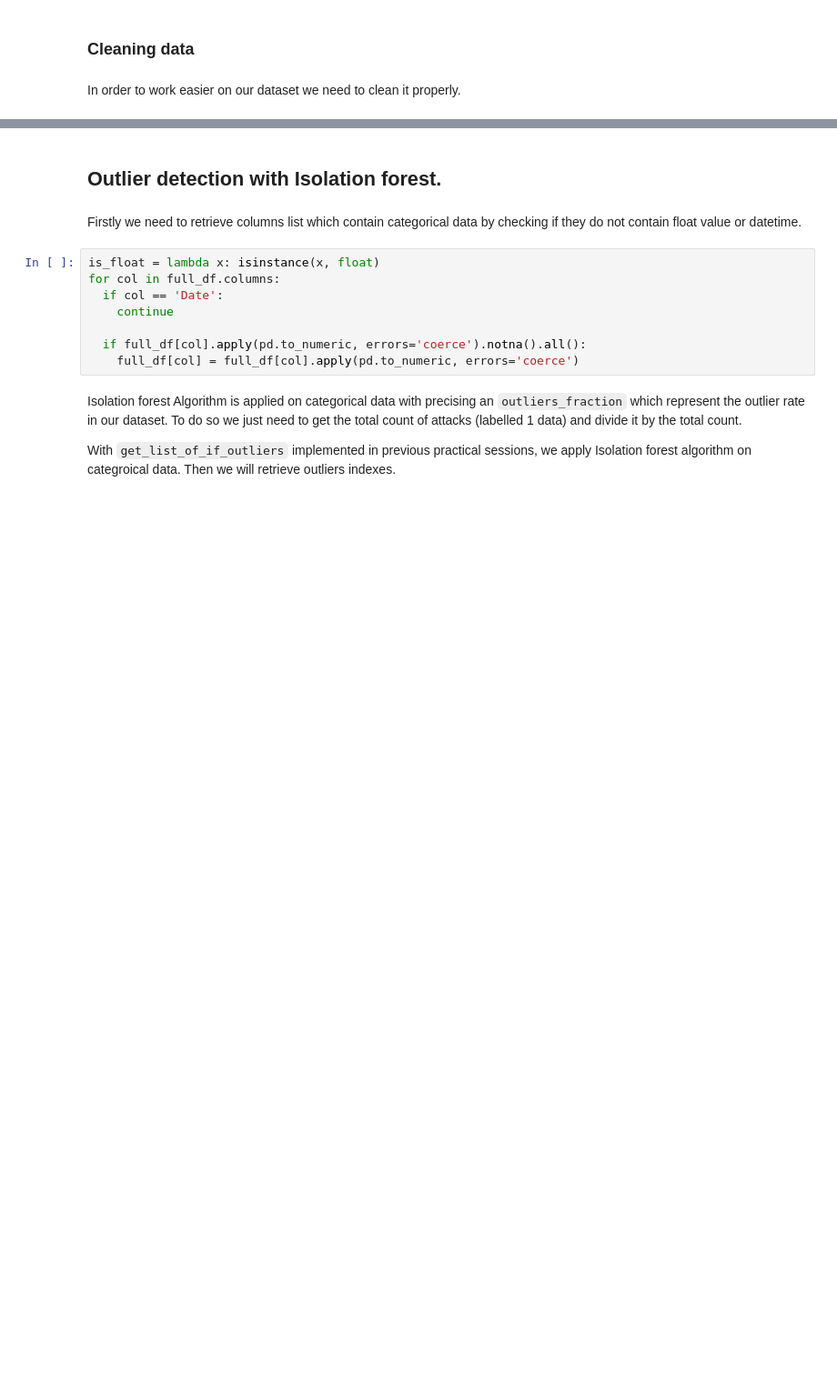
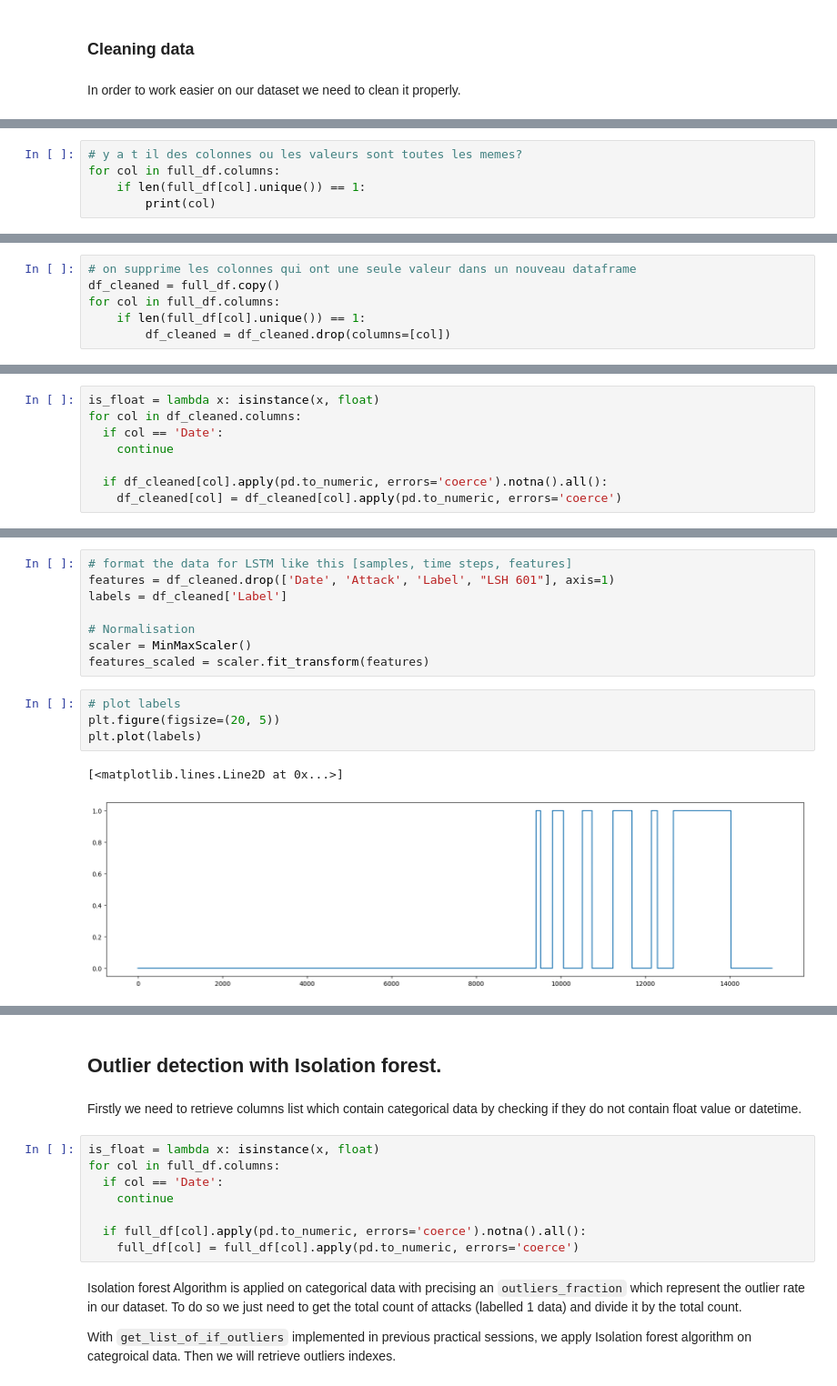
Before and after one commit to Bast-94/CYBERML-Project, a Jupyter notebook: cyber-ml.ipynb, the cells around one changed output, grey strips where cells are left out. Shown: that part at 91% size. Cells and saved outputs as stored; diff of their text form; blank space fills up the shorter version.

Commit message:
started LSTMstudy on data

```diff
--- a/cyber-ml.ipynb
+++ b/cyber-ml.ipynb
@@ -41,0 +93,5 @@ full_df.head()
+# %%
+# y a t il des colonnes ou les valeurs sont toutes les memes?
+for col in full_df.columns:
+    if len(full_df[col].unique()) == 1:
+        print(col)
@@ -41,0 +120,6 @@ full_df.head()
+# %%
+# on supprime les colonnes qui ont une seule valeur dans un nouveau dataframe
+df_cleaned = full_df.copy()
+for col in full_df.columns:
+    if len(full_df[col].unique()) == 1:
+        df_cleaned = df_cleaned.drop(columns=[col])
@@ -41,0 +162,8 @@ full_df.head()
+# %%
+is_float = lambda x: isinstance(x, float)
+for col in df_cleaned.columns:
+  if col == 'Date':
+    continue
+
+  if df_cleaned[col].apply(pd.to_numeric, errors='coerce').notna().all():
+    df_cleaned[col] = df_cleaned[col].apply(pd.to_numeric, errors='coerce')
@@ -41,0 +190,15 @@ full_df.head()
+# %%
+# format the data for LSTM like this [samples, time steps, features]
+features = df_cleaned.drop(['Date', 'Attack', 'Label', "LSH 601"], axis=1)
+labels = df_cleaned['Label']
+
+# Normalisation
+scaler = MinMaxScaler()
+features_scaled = scaler.fit_transform(features)
+# %%
+# plot labels
+plt.figure(figsize=(20, 5))
+plt.plot(labels)
+# %% [output]
+[<matplotlib.lines.Line2D at 0x...>]
+[figure, added]
```
Also changed, not shown: parts of 20 cells of this notebook.
